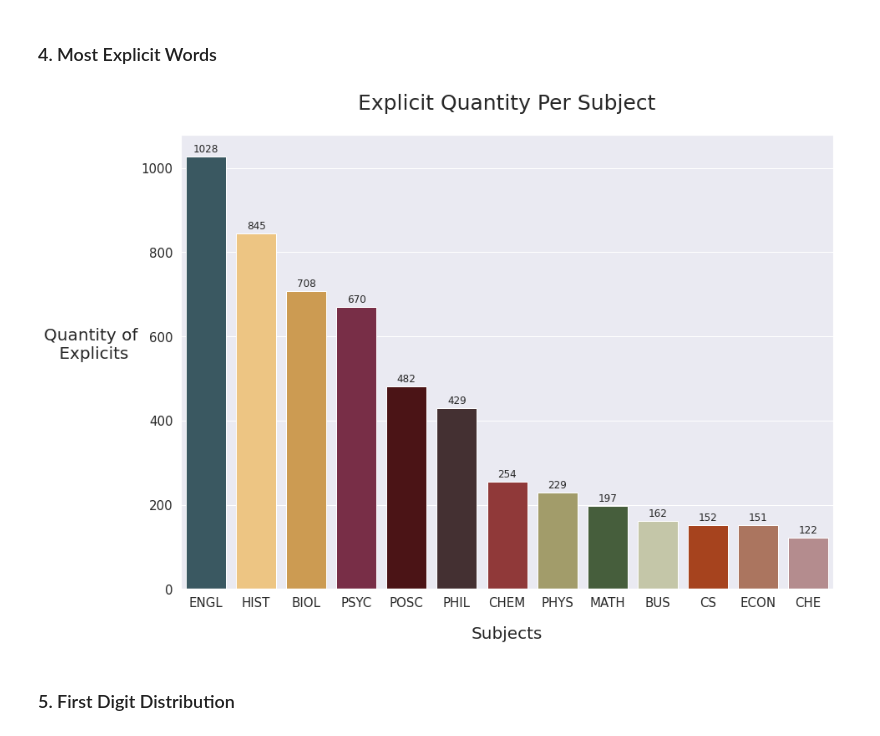
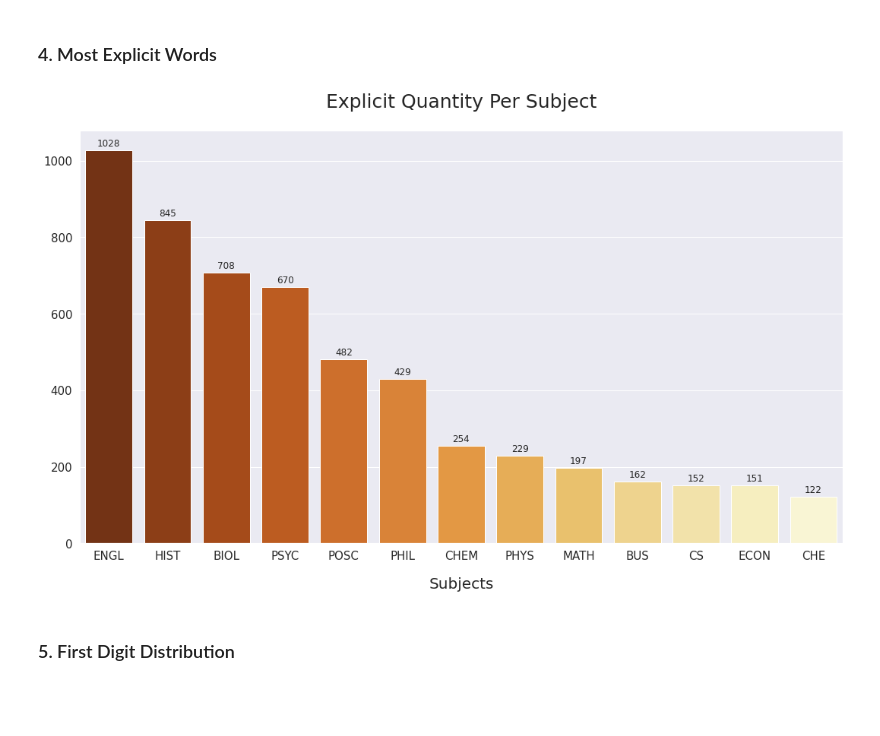
Before and after one commit to richard-duong/GuessTheClass, a Jupyter notebook: notebooks/bag_of_words_analysis.ipynb, the cells around one changed output. Saved outputs shown, nothing was run; the diff lists cells and outputs as text; code cells hidden in the pictures; blank space fills up the shorter version.

```diff
--- a/notebooks/bag_of_words_analysis.ipynb
+++ b/notebooks/bag_of_words_analysis.ipynb
@@ -271,21 +311,21 @@ swear_count_df = swear_count_df.sort_values(0, ascending=False)
 swear_count_df = swear_count_df.transpose()
 # %%
 # Figure preparation
-fig,axes = plt.subplots(nrows = 1, ncols = 1, figsize = (14,10))
+fig,axes = plt.subplots(nrows = 1, ncols = 1, figsize = (18,10))
 sns.set()
 
 # Graph preparation
 x_vals = swear_count_df.columns
 y_vals = swear_count_df.loc[0]
-swear_count_graph = sns.barplot(x=x_vals, y=y_vals, palette=color_palette)
+swear_count_graph = sns.barplot(x=x_vals, y=y_vals, palette="YlOrBr_r")
 swear_count_graph.set_title("Explicit Quantity Per Subject", size=25, pad=30)
 swear_count_graph.set_xlabel("Subjects", size=20, labelpad=20)
-swear_count_graph.set_ylabel("Quantity of\n Explicits", size=20, labelpad=60, rotation=0)
+swear_count_graph.set_ylabel("", size=20, labelpad=60, rotation=0)
 swear_count_graph.tick_params(axis='x', labelsize=15, rotation=0)
 swear_count_graph.tick_params(axis='y', labelsize=15)
 annotate_bargraph(swear_count_graph)
 # %% [output]
-[figure, old version]
+[figure, new version]
 # %% [markdown]
 <h3>5. First Digit Distribution</h3>
 # %%
```
Also changed, not shown: parts of 14 cells of this notebook, 12 other files.
